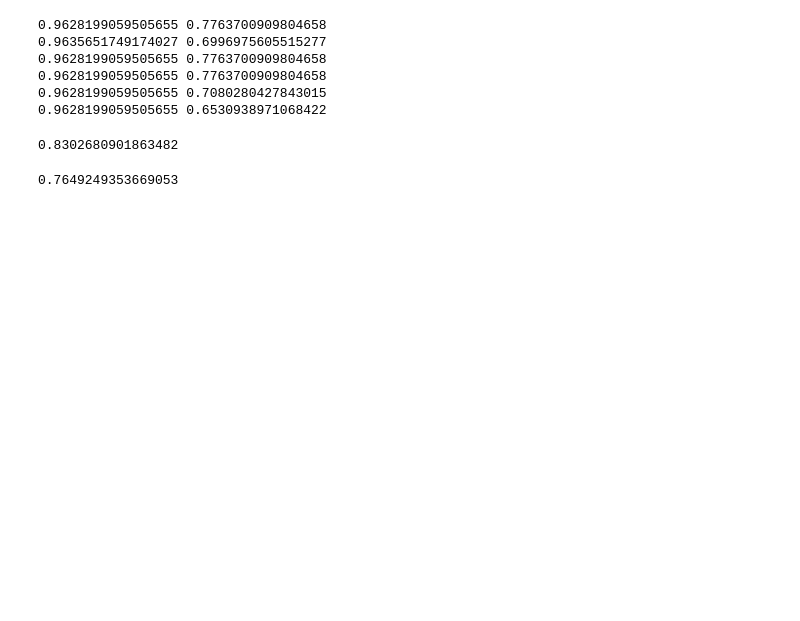
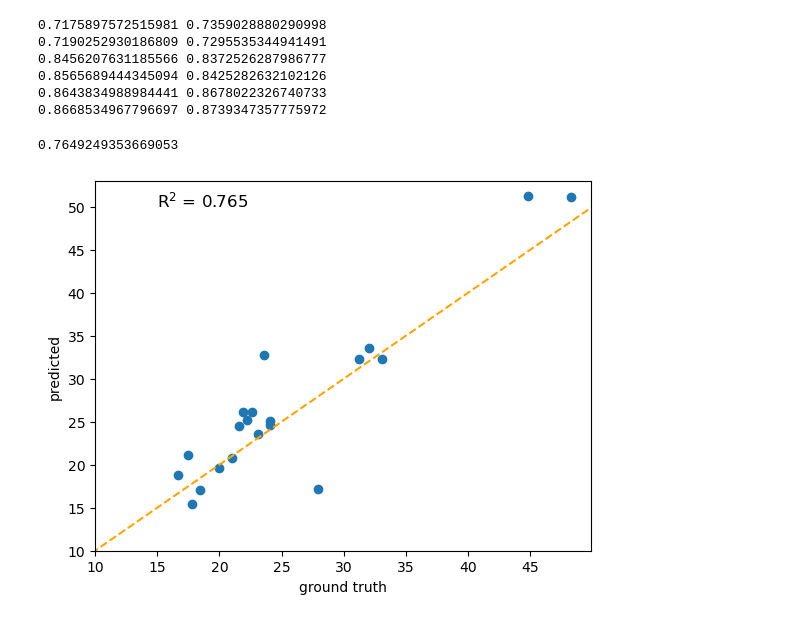
Before and after one commit to ahiru3test/aiai, a Jupyter notebook: notebook/sukkiri-ml-codes/ipynb/chap08g3.ipynb, the cells around one changed output. Saved outputs shown, nothing was run; the diff lists cells and outputs as text; code cells hidden in the pictures; blank space fills up the shorter version.

```diff
--- a/notebook/sukkiri-ml-codes/ipynb/chap08g3.ipynb
+++ b/notebook/sukkiri-ml-codes/ipynb/chap08g3.ipynb
@@ -316,11 +316,11 @@ sc_y
 #                         ,"random_state":0,"class_weight":'balanced'})
 # model=sm.init_model("DecisionTreeClassifier")
 
-sm.set_model_parameters({"max_depth":5,"random_state":0})
-model=sm.init_model("DecisionTreeRegressor")
+# sm.set_model_parameters({"max_depth":5,"random_state":0})
+# model=sm.init_model("DecisionTreeRegressor")
 
-# sm.set_model_parameters({"fit_intercept":True})
-# model=sm.init_model("LinearRegression")
+sm.set_model_parameters({"fit_intercept":True})
+model=sm.init_model("LinearRegression")
 
 model.fit(sc_x,sc_y)
 
@@ -406,11 +406,12 @@ sc_x_test = ret.sc_x_model.transform(x_test)
 sc_y_test = ret.sc_y_model.transform(y_test)
 
 ret.model.score(sc_x_test, sc_y_test)
+#0.7649249353669053
 # %% [output]
-0.9628199059505655 0.7763700909804658
-0.9635651749174027 0.6996975605515277
-0.9628199059505655 0.7763700909804658
-0.9628199059505655 0.7763700909804658
-0.9628199059505655 0.7080280427843015
-0.9628199059505655 0.6530938971068422
+0.7175897572515981 0.7359028880290998
+0.7190252930186809 0.7295535344941491
+0.8456207631185566 0.8372526287986777
+0.8565689444345094 0.8425282632102126
+0.8643834988984441 0.8678022326740733
+0.8668534967796697 0.8739347357775972
-0.8302680901863482
+0.7649249353669053
@@ -442,29 +418,24 @@ ret.model.score(sc_x_test, sc_y_test)
-# %%
-###コード版
-# code 8-38
-# 訓練データと検証データを合わせて再学習させるので
-# 再度、標準化する
-
-sc_x,sc_model_x2 = sm.ss_transform(x)
-sc_y,sc_model_y2 = sm.ss_transform(t)
-
-model = LinearRegression()
-model.fit(sc_x, sc_y)
-
-# code 8-39
-test2 = test.fillna(train_val.mean()) # 欠損値を平均値で補完
-x_test = test2.loc[ :, ['RM','LSTAT', 'PTRATIO'] ]
-y_test = test2[['PRICE']]
-
-x_test['RM2'] = x_test['RM'] ** 2
-x_test['LSTAT2'] = x_test['LSTAT'] ** 2
-x_test['PTRATIO2'] = x_test['PTRATIO'] ** 2
-
-x_test['RM * LSTAT'] = x_test['RM'] * x_test['LSTAT']
-
-sc_x_test = sc_model_x2.transform(x_test)
-sc_y_test = sc_model_y2.transform(y_test)
-
-model.score(sc_x_test, sc_y_test)
-# %% [output]
-0.7649249353669053
+# %%
+### 評価 -#---------#---------#---------#---------#---------#---------#-
+scorestr = r'R$^2$ = {:.3f}'.format(
+    ret.model.score(sc_x_test, sc_y_test)) # 評価値の表示を整形
+scorestr
+
+pred = ret.model.predict(sc_x_test) #モデルでテストデータから予測
+pred
+
+# 標準化逆変換 #モデルが標準化後の値を返すので逆変換して分散をplot
+plt.scatter(ret.sc_y_model.inverse_transform(sc_y_test),
+            ret.sc_y_model.inverse_transform(pred))
+
+# 相関グラフ表示
+plt.xlabel('ground truth') #x軸のラベルを追加
+plt.ylabel('predicted') #y軸のラベルを追加
+plt.xlim([10, plt.xlim()[1]]) #x軸の目盛りを10～に
+plt.ylim([10, plt.ylim()[1]]) #y軸の目盛りを10～に
+
+#評価値をplot
+plt.text(15, 50, scorestr, fontsize=12)
+_ = plt.plot([-100, 100], [-100, 100], color='orange', linestyle='dashed')
+# %% [output]
+[figure, added]
```
Also changed, not shown: parts of 1 cell of this notebook, 4 other files.
